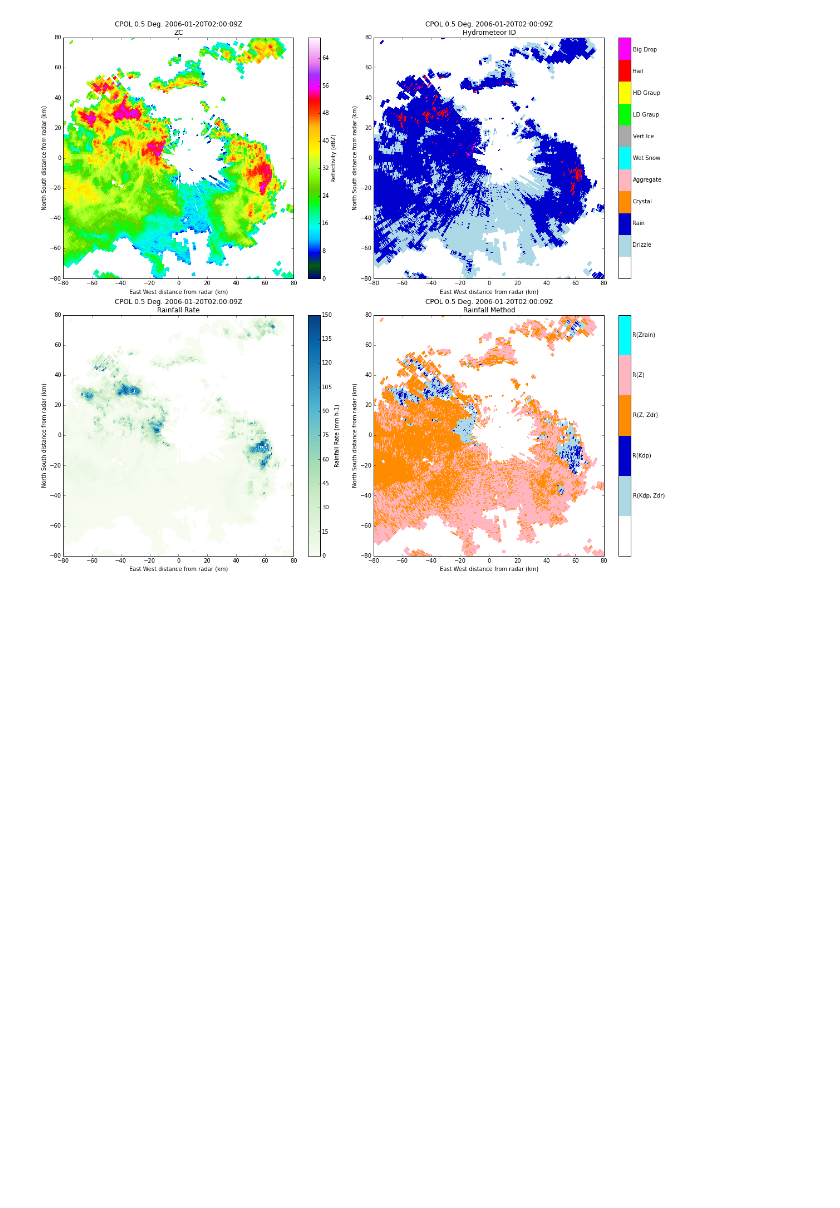
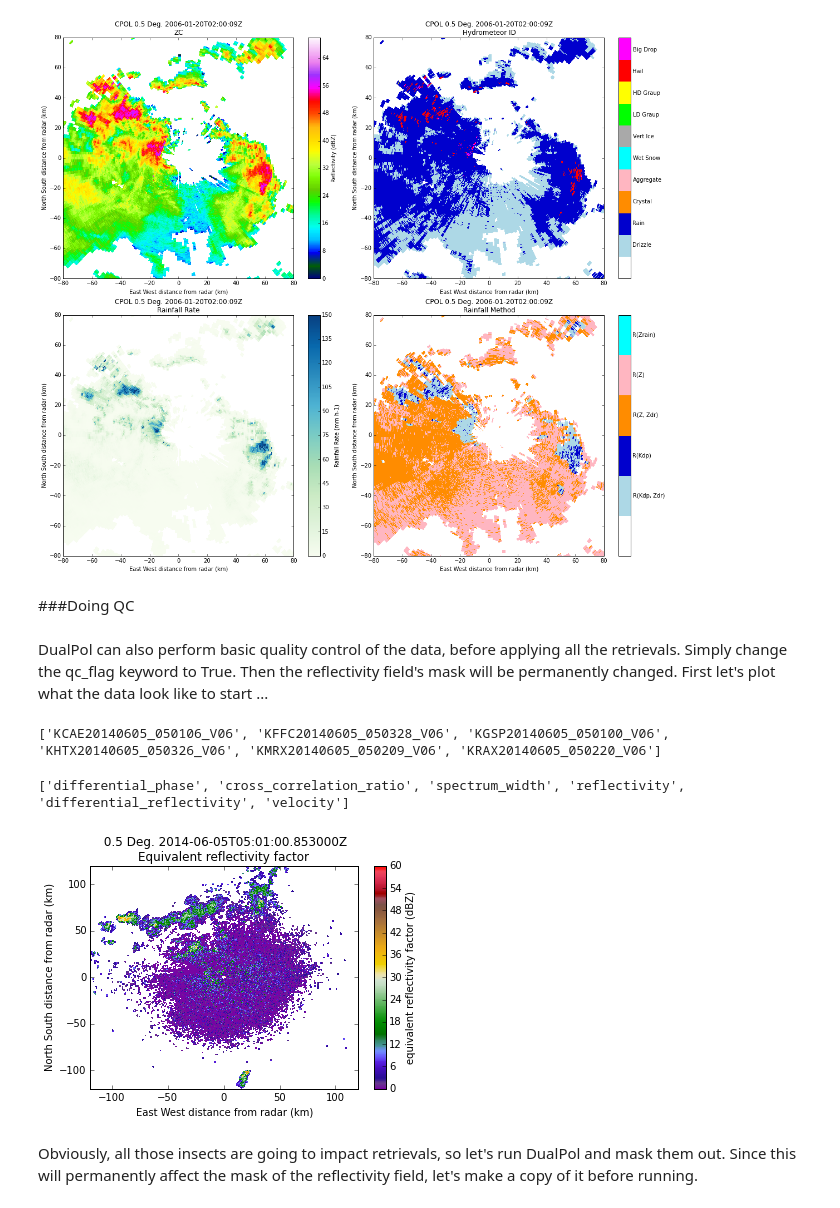
Before and after one commit to nasa/DualPol, a Jupyter notebook: notebooks/DualPol_Demo.ipynb, the cells around one changed output. Saved outputs shown, nothing was run; the diff lists cells and outputs as text; code cells hidden in the pictures; blank space fills up the shorter version.

```diff
--- a/notebooks/DualPol_Demo.ipynb
+++ b/notebooks/DualPol_Demo.ipynb
@@ -79,3 +79,28 @@ display.set_limits(xlim=lim, ylim=lim)
 plt.tight_layout()
 # %% [output]
 [figure]
+# %% [markdown]
+###Doing QC
+# %% [markdown]
+DualPol can also perform basic quality control of the data, before applying all the retrievals. Simply change the qc_flag keyword to True. Then the reflectivity field's mask will be permanently changed. First let's plot what the data look like to start ...
+# %%
+nexrad_path = '/Users/tjlang/Documents/PMM/IPHEX/DataFusion/20140605/nexrad/'
+nexrad_files = sorted(glob.glob(nexrad_path+'*V06'))
+print([os.path.basename(filen) for filen in nexrad_files])
+# %% [output]
+['KCAE20140605_050106_V06', 'KFFC20140605_050328_V06', 'KGSP20140605_050100_V06', 'KHTX20140605_050326_V06', 'KMRX20140605_050209_V06', 'KRAX20140605_050220_V06']
+# %%
+nexrad = pyart.io.read(nexrad_files[2])
+print(nexrad.fields.keys())
+# %% [output]
+['differential_phase', 'cross_correlation_ratio', 'spectrum_width', 'reflectivity', 'differential_reflectivity', 'velocity']
+# %%
+lim = [-120, 120]
+swp = 0
+display = pyart.graph.RadarDisplay(nexrad)
+display.plot_ppi('reflectivity', swp, vmin=0, vmax=60, cmap='pyart_Carbone42')
+display.set_limits(xlim=lim, ylim=lim)
+# %% [output]
+[figure, added]
+# %% [markdown]
+Obviously, all those insects are going to impact retrievals, so let's run DualPol and mask them out. Since this will permanently affect the mask of the reflectivity field, let's make a copy of it before running.
```
Also changed, not shown: parts of 10 cells of this notebook, 1 other file.
